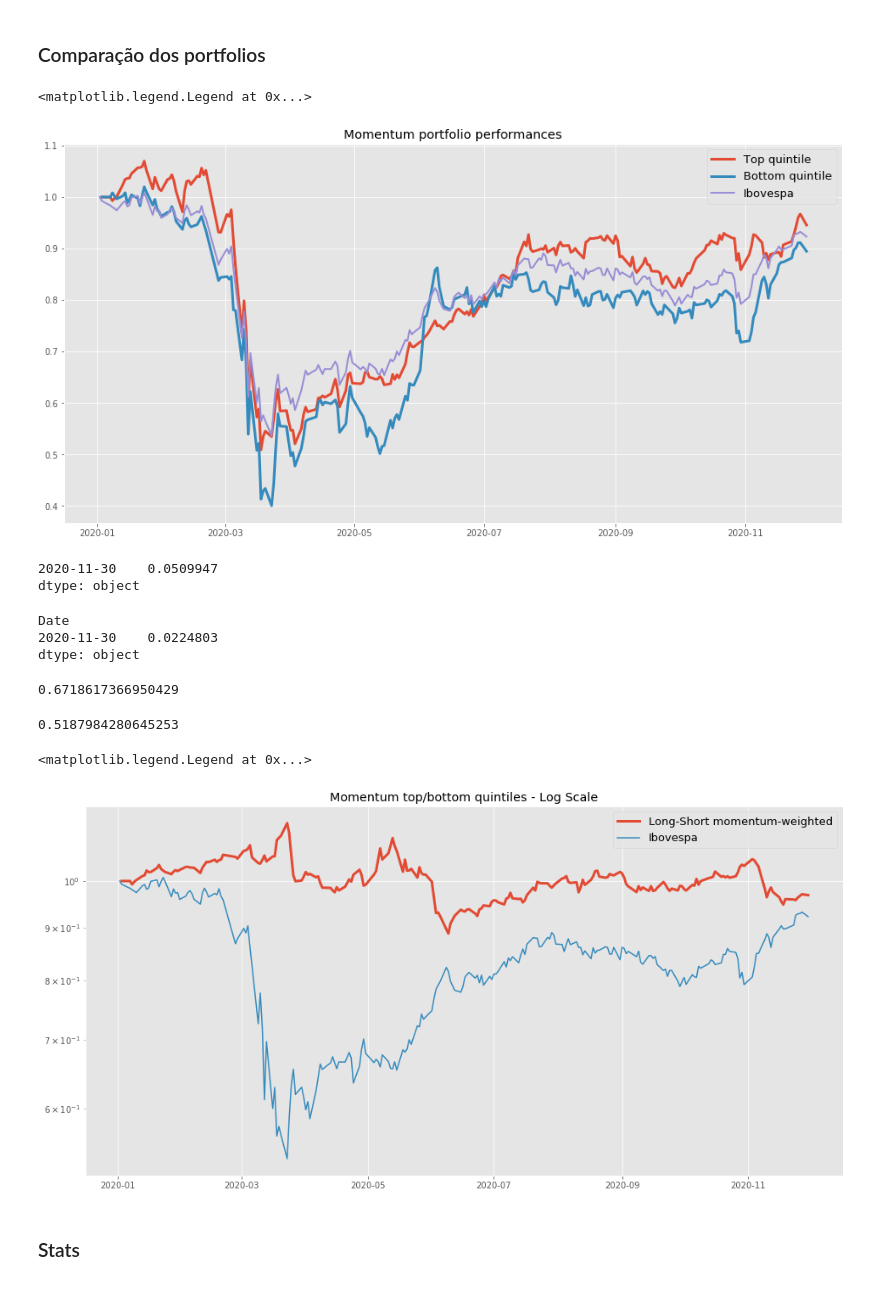
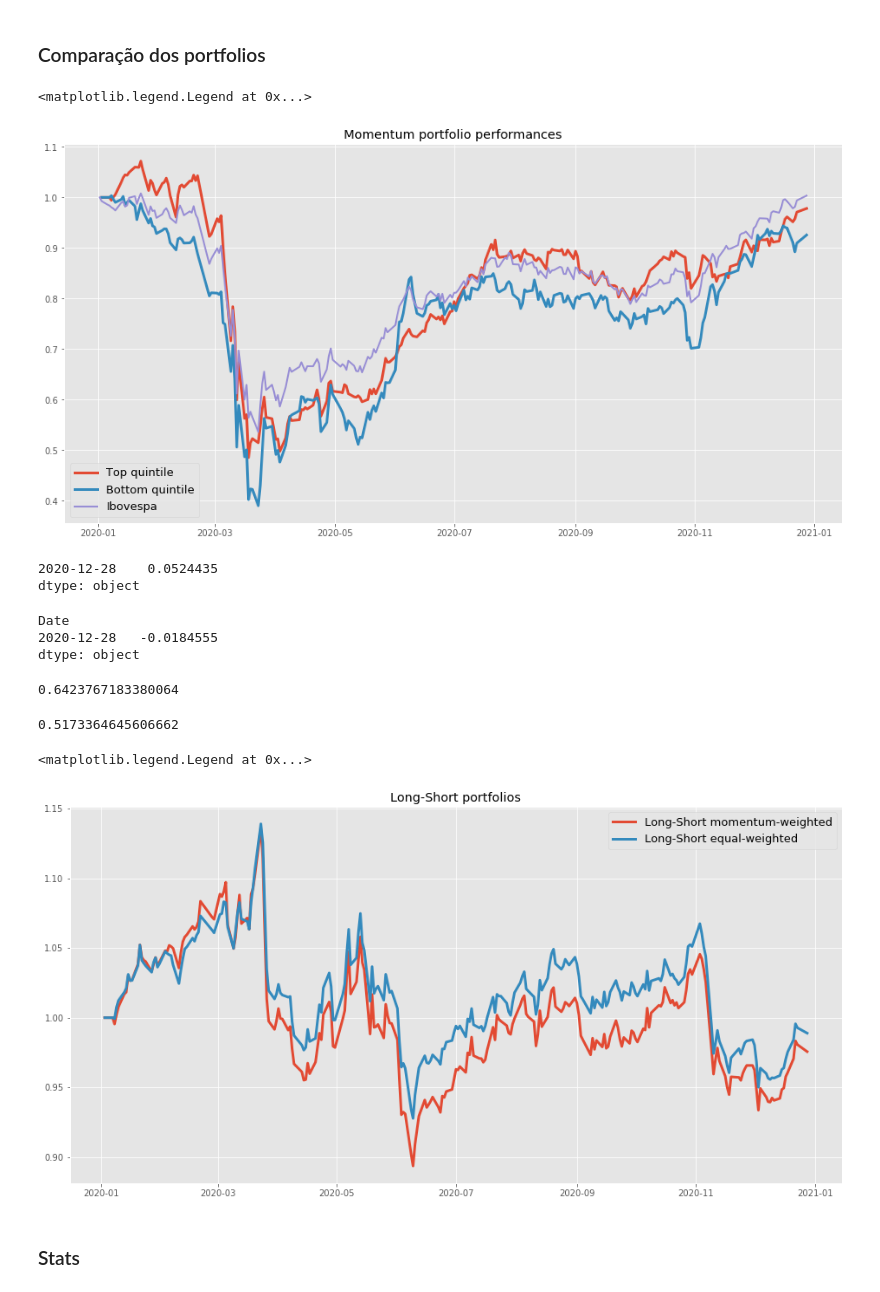
Before and after one commit to luisfeldma/Finance, a Jupyter notebook: Backtests/Momentum.ipynb, the cells around one changed output. Drawn from its saved outputs; the diff is of its cells as text; code cells hidden in the pictures.

```diff
--- a/Backtests/Momentum.ipynb
+++ b/Backtests/Momentum.ipynb
@@ -104,0 +110,11 @@ Wall time: 1.14 s
+# %%
+fig = plt.figure(figsize=(16,8))
+ax = fig.add_subplot(1,1,1)
+plt.style.use('ggplot')
+ax.plot(data['Long'].add(1).cumprod(), label='Long')
+#ax.plot(cota, label='Long-Short momentum-weighted', lw=3, color='green')
+ax.plot(data['cota'].add(1).cumprod(), label='cota')
+ax.plot((data['Short']*-1).add(1).cumprod(), label='Short', color='green')
+#ax.set_yscale('log')
+ax.set_title('Momentum; long-short - log scale')
+ax.legend(fontsize=13)
@@ -163,43 +196,44 @@ ax.legend(fontsize=13)
 #plt.savefig('two_port.png')
 # %% [output]
 <matplotlib.legend.Legend at 0x...>
-[figure, old version]
+[figure, new version]
 # %%
 # Diferenca de retorno do long e short
 abs((data['Short']*-1).add(1).cumprod().tail(1)-1) - abs(data['Long'].add(1).cumprod().tail(1)-1)
 # %% [output]
-2020-11-30    0.0509947
+2020-12-28    0.0524435
 dtype: object
 # %%
 # Diferenca do long pro ibovespa
 abs((ibov['2020':]/ibov['2020':].iloc[0]).tail(1)-1) - abs(data['Long'].add(1).cumprod().tail(1)-1)
 # %% [output]
 Date
-2020-11-30    0.0224803
+2020-12-28   -0.0184555
 dtype: object
 # %%
 # Volatilidade pra ponta short
 (data['Short']*-1).std()*252**0.5
 # %% [output]
-0.6718617366950429
+0.6423767183380064
 # %%
 # Volatilidade pra ponta long
 (data['Long']*-1).std()*252**0.5
 # %% [output]
-0.5187984280645253
+0.5173364645606662
 # %%
 fig = plt.figure(figsize=(16,8))
 ax = fig.add_subplot(1,1,1)
 plt.style.use('ggplot')
 #ax.plot(cota2, label='Long-Short equal-weighted', lw=3)
 ax.plot(cota, label='Long-Short momentum-weighted', lw=3)
-ax.plot(ibov['2020':]/ibov['2020-01-02'], label='Ibovespa')
-ax.set_yscale('log')
-ax.set_title('Momentum top/bottom quintiles - Log Scale')
+ax.plot(cota2, label='Long-Short equal-weighted', lw=3)
+#ax.plot(ibov['2020':]/ibov['2020-01-02'], label='Ibovespa')
+#ax.set_yscale('log')
+ax.set_title('Long-Short portfolios')
 ax.legend(fontsize=13)
 # %% [output]
 <matplotlib.legend.Legend at 0x...>
-[figure, old version]
+[figure, new version]
 # %% [markdown]
 ### Stats
 # %%
```
Also changed, not shown: parts of 13 cells of this notebook, 4 other files.
